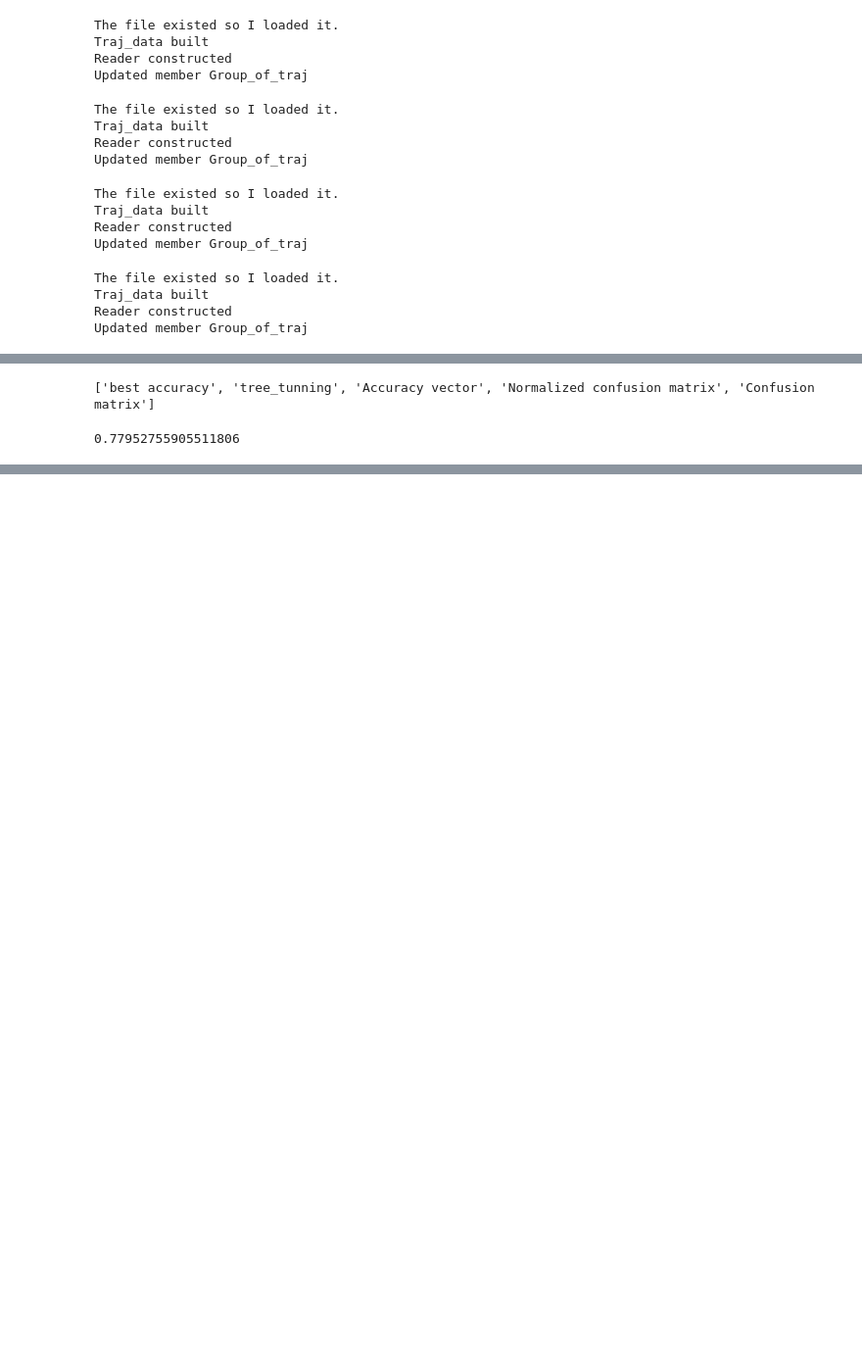
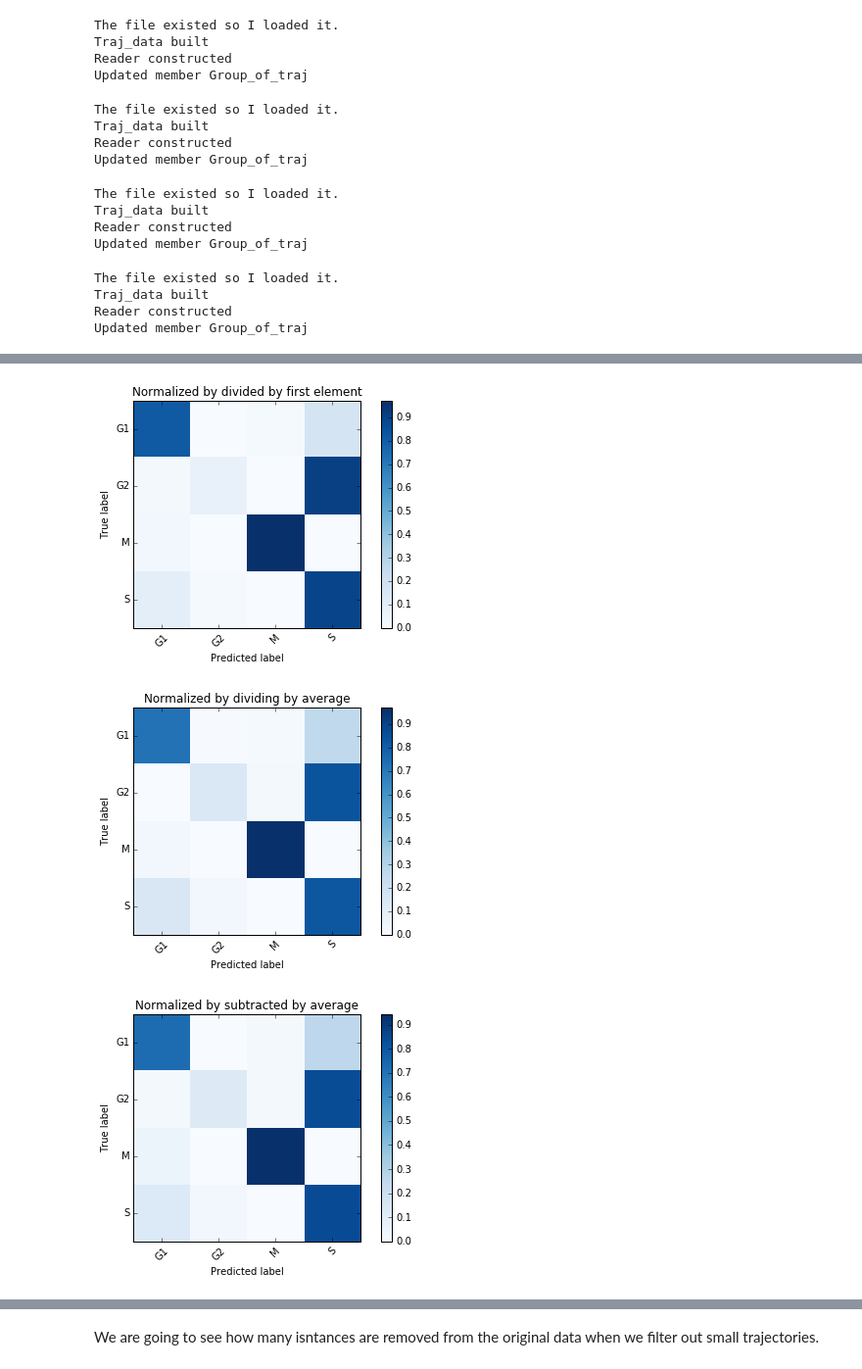
Before and after one commit to PeterJackNaylor/InternWork2, a Jupyter notebook: Normalization.ipynb, the cells around one changed output, grey strips where cells are left out. Shown at 98% size. Drawn from its saved outputs; the diff is of its cells as text; code cells hidden in the pictures; blank space fills up the shorter version.

```diff
--- a/Normalization.ipynb
+++ b/Normalization.ipynb
@@ -353,9 +323,12 @@ Effectif number: ####    508
 Normalization process: Normalized by subtracted by first element
 Accuracy score: #####    0.775590551181   #####
 Effectif number: ####    508
-# %%
-print tmp_dict.keys()
-tmp_dict["best accuracy"]
-# %% [output]
-['best accuracy', 'tree_tunning', 'Accuracy vector', 'Normalized confusion matrix', 'Confusion matrix']
-0.77952755905511806
+# %%
+for ke in D.keys():
+    tmp_dict=D[ke]
+    plot_matrix(tmp_dict["Normalized confusion matrix"],title=ke)
+    plt.show()
+# %% [output]
+[figure, added]
+[figure, added]
+[figure, added]
@@ -361,0 +337,2 @@ tmp_dict["best accuracy"]
+# %% [markdown]
+We are going to see how many isntances are removed from the original data when we filter out small trajectories.
```
Also changed, not shown: parts of 19 cells of this notebook, 1 other file.
